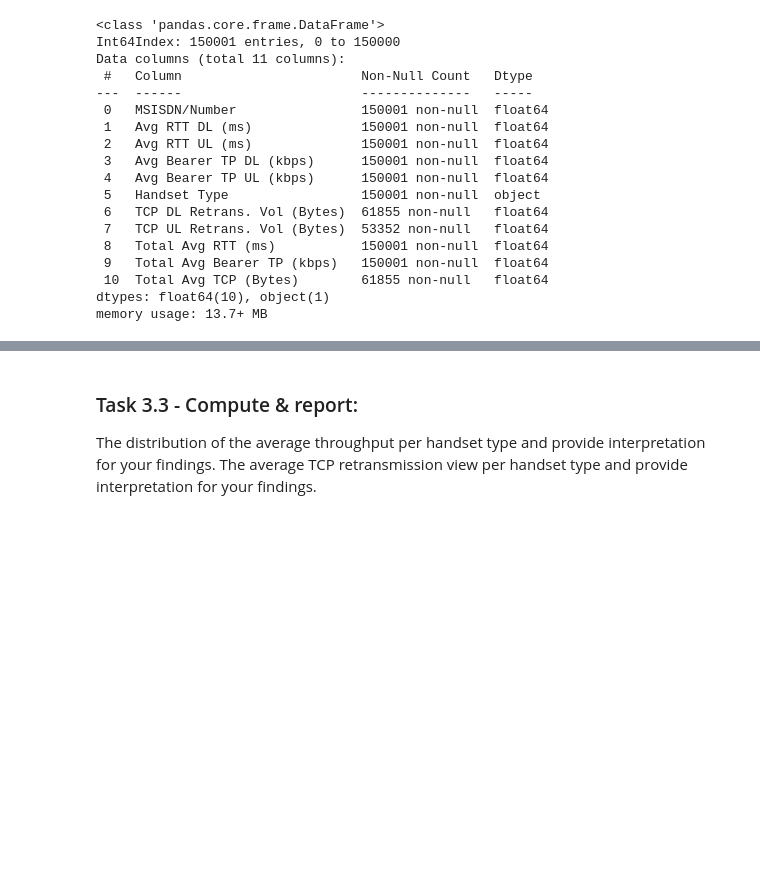
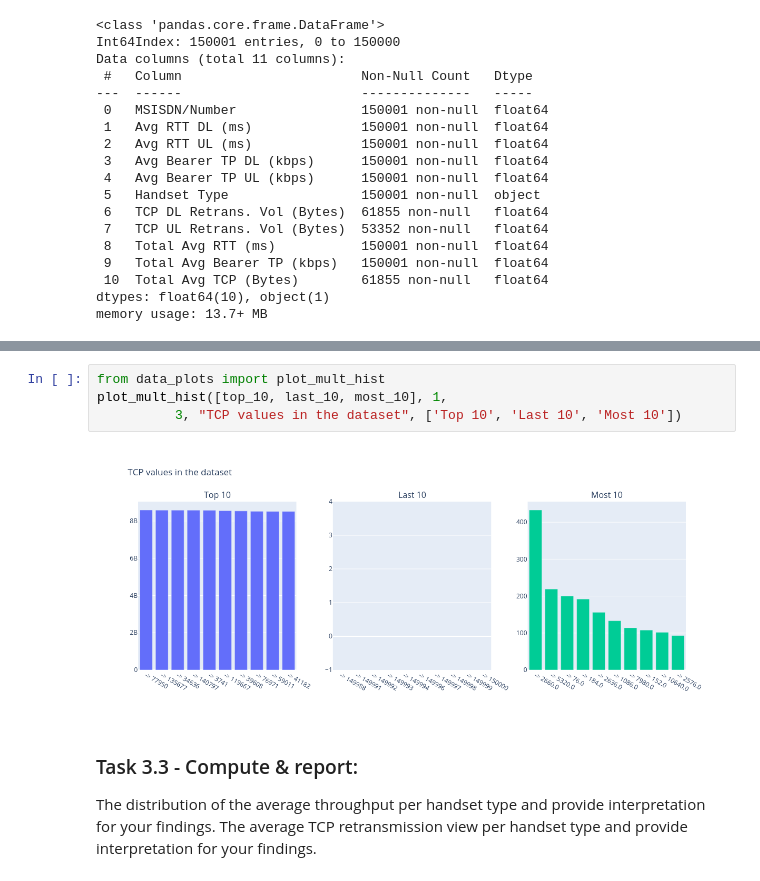
Before and after one commit to YohansSamuel/TeleCom-Data-Analysis, a Jupyter notebook: notebooks/Task-3-User_Experience_Analysis.ipynb, the cells around one changed output, grey strips where cells are left out. Drawn from its saved outputs; the diff is of its cells as text; blank space fills up the shorter version.

```diff
--- a/notebooks/Task-3-User_Experience_Analysis.ipynb
+++ b/notebooks/Task-3-User_Experience_Analysis.ipynb
@@ -140,3 +147,9 @@ user_experience.head()
+# %%
+from data_plots import plot_mult_hist
+plot_mult_hist([top_10, last_10, most_10], 1,
+          3, "TCP values in the dataset", ['Top 10', 'Last 10', 'Most 10'])
+# %% [output]
+[figure, added]
 # %% [markdown]
 ### Task 3.3 - Compute & report:
 The distribution of the average throughput  per handset type and provide interpretation for your findings.
```
Also changed, not shown: parts of 4 cells of this notebook.
